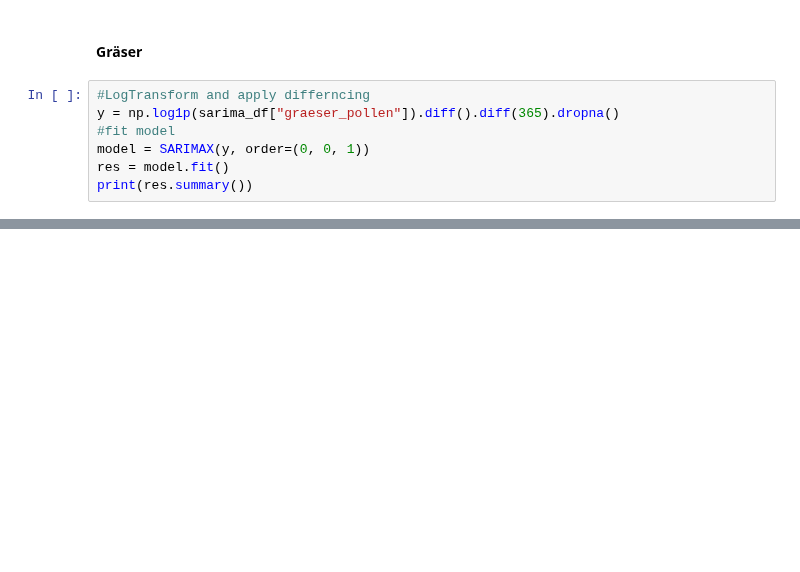
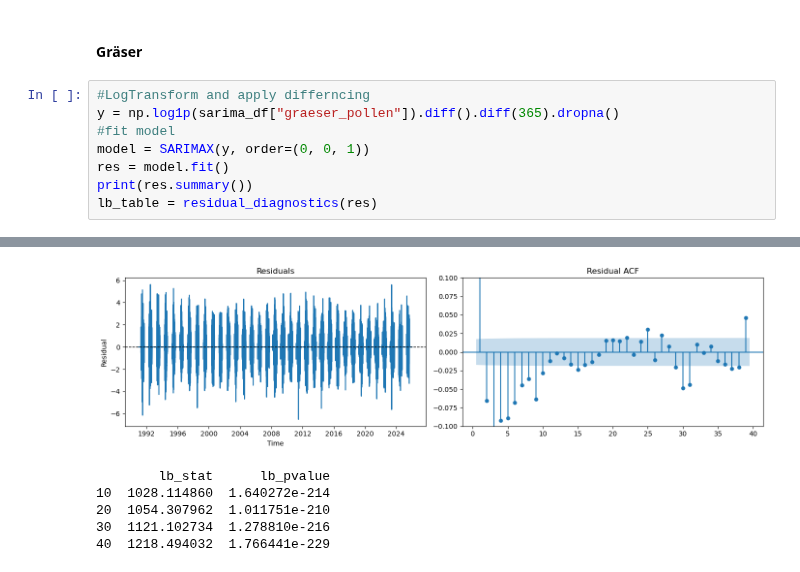
Before and after one commit to lnhrnndz/ESC403-Intro-to-Data-Science-Project, a Jupyter notebook: 03 TimeSeries.ipynb, the cells around one changed output, grey strips where cells are left out. Saved outputs shown, nothing was run; the diff lists cells and outputs as text; blank space fills up the shorter version.

Commit message:
use helper function for plots and diagnostic

```diff
--- a/03 TimeSeries.ipynb
+++ b/03 TimeSeries.ipynb
@@ -656,6 +588,7 @@ y = np.log1p(sarima_df["graeser_pollen"]).diff().diff(365).dropna()
 model = SARIMAX(y, order=(0, 0, 1))
 res = model.fit()
 print(res.summary())
+lb_table = residual_diagnostics(res)
 # %% [output]
                                SARIMAX Results
 ==============================================================================
@@ -666,14 +599,20 @@ Time:                        16:05:44   BIC                          35658.417
 Sample:                    01-02-1991   HQIC                         35648.492
                          - 12-31-2025
 Covariance Type:                  opg
 ==============================================================================
                  coef    std err          z      P>|z|      [0.025      0.975]
 ------------------------------------------------------------------------------
 ... (7 lines left out)
 ===================================================================================
 
 Warnings:
 [1] Covariance matrix calculated using the outer product of gradients (complex-step).
+[figure, added]
+        lb_stat      lb_pvalue
+10  1028.114860  1.640272e-214
+20  1054.307962  1.011751e-210
+30  1121.102734  1.278810e-216
+40  1218.494032  1.766441e-229
 # %%
 z = np.log1p(sarima_df["graeser_pollen"])
 model = SARIMAX(
```
Also changed, not shown: parts of 13 cells of this notebook.
